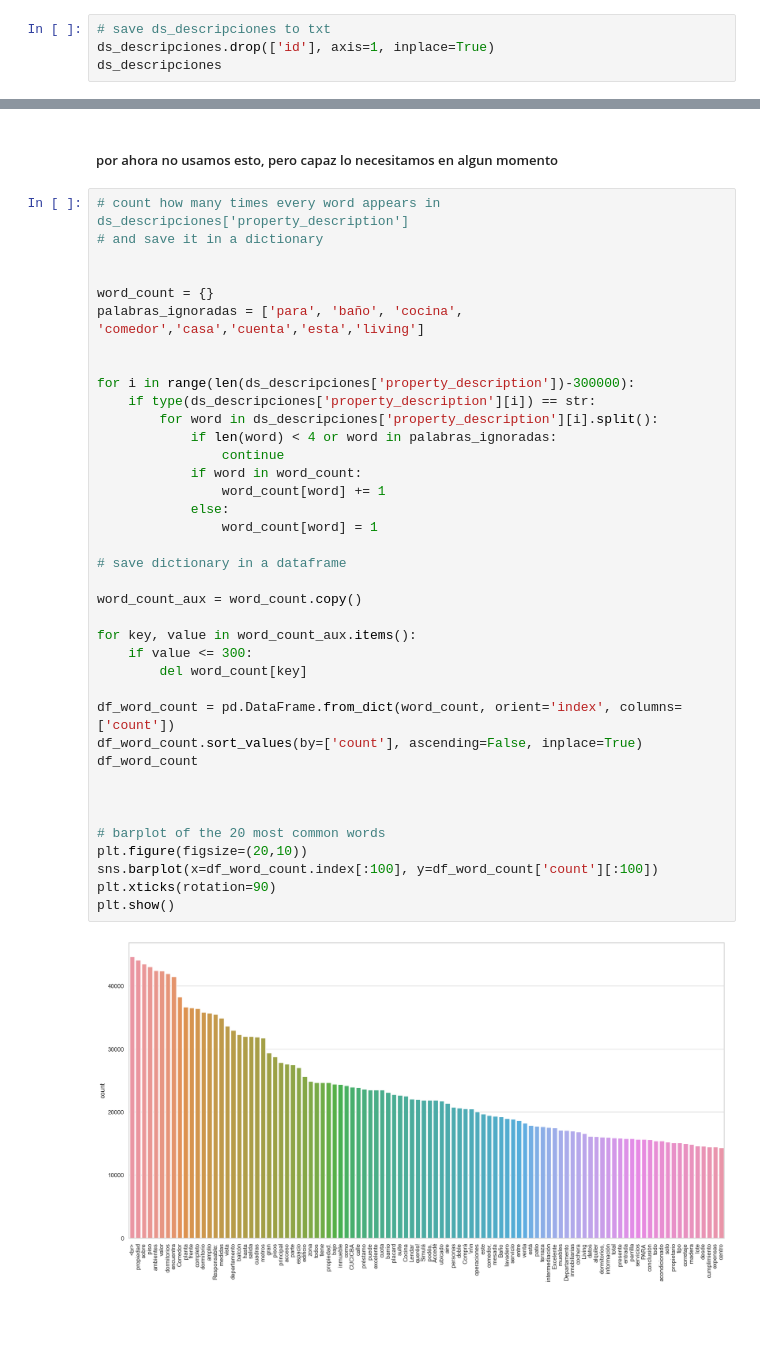
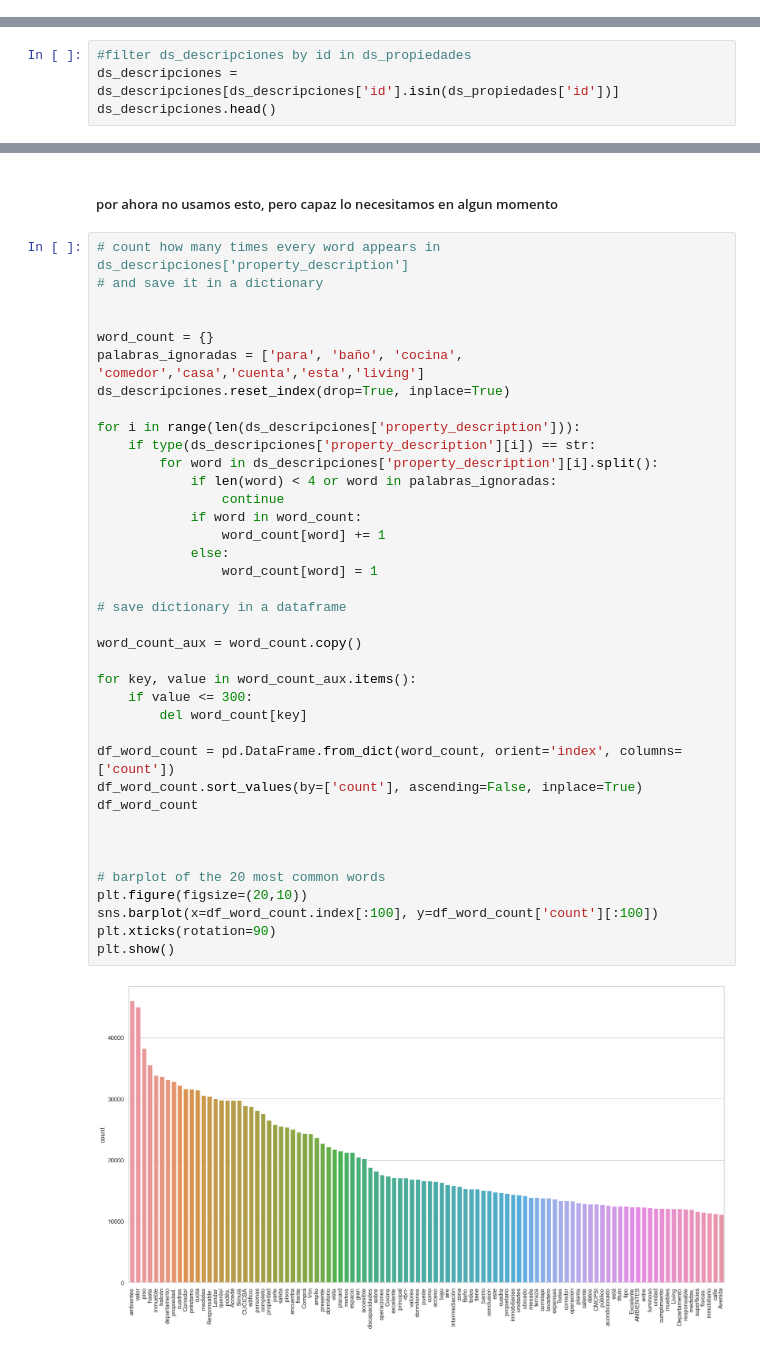
Before and after one commit to franjuarez/7506R-2C2022-GRUPO21, a Jupyter notebook: TP2/7506R_TP2_GRUPO21_ENTREGA.ipynb, the cells around one changed output, grey strips where cells are left out. Saved outputs shown, nothing was run; the diff lists cells and outputs as text; blank space fills up the shorter version.

Commit message:
filtramos ids en ds_descripciones

```diff
--- a/TP2/7506R_TP2_GRUPO21_ENTREGA.ipynb
+++ b/TP2/7506R_TP2_GRUPO21_ENTREGA.ipynb
@@ -40,4 +30,0 @@ ds_descripciones.head()
-# %%
-# save ds_descripciones to txt
-ds_descripciones.drop(['id'], axis=1, inplace=True)
-ds_descripciones
@@ -57,0 +31,4 @@ ds_descripciones
+# %%
+#filter ds_descripciones by id in ds_propiedades
+ds_descripciones = ds_descripciones[ds_descripciones['id'].isin(ds_propiedades['id'])]
+ds_descripciones.head()
@@ -71,36 +54,36 @@ ds_descripciones.to_csv('ds_descripciones.txt', index=False)
 
 word_count = {}
 palabras_ignoradas = ['para', 'baño', 'cocina', 'comedor','casa','cuenta','esta','living']
+ds_descripciones.reset_index(drop=True, inplace=True)
 
-
-for i in range(len(ds_descripciones['property_description'])-300000):
+for i in range(len(ds_descripciones['property_description'])):
     if type(ds_descripciones['property_description'][i]) == str:
         for word in ds_descripciones['property_description'][i].split():
             if len(word) < 4 or word in palabras_ignoradas:
                 continue
             if word in word_count:
                 word_count[word] += 1
             else:
                 word_count[word] = 1
 
 # save dictionary in a dataframe
 
 word_count_aux = word_count.copy()
 
 for key, value in word_count_aux.items():
     if value <= 300:
         del word_count[key]
 
 df_word_count = pd.DataFrame.from_dict(word_count, orient='index', columns=['count'])
 df_word_count.sort_values(by=['count'], ascending=False, inplace=True)
 df_word_count
 
 
 
 # barplot of the 20 most common words
 plt.figure(figsize=(20,10))
 sns.barplot(x=df_word_count.index[:100], y=df_word_count['count'][:100])
 plt.xticks(rotation=90)
 plt.show()
 # %% [output]
-[figure, old version]
+[figure, new version]
```
Also changed, not shown: parts of 4 cells of this notebook.
